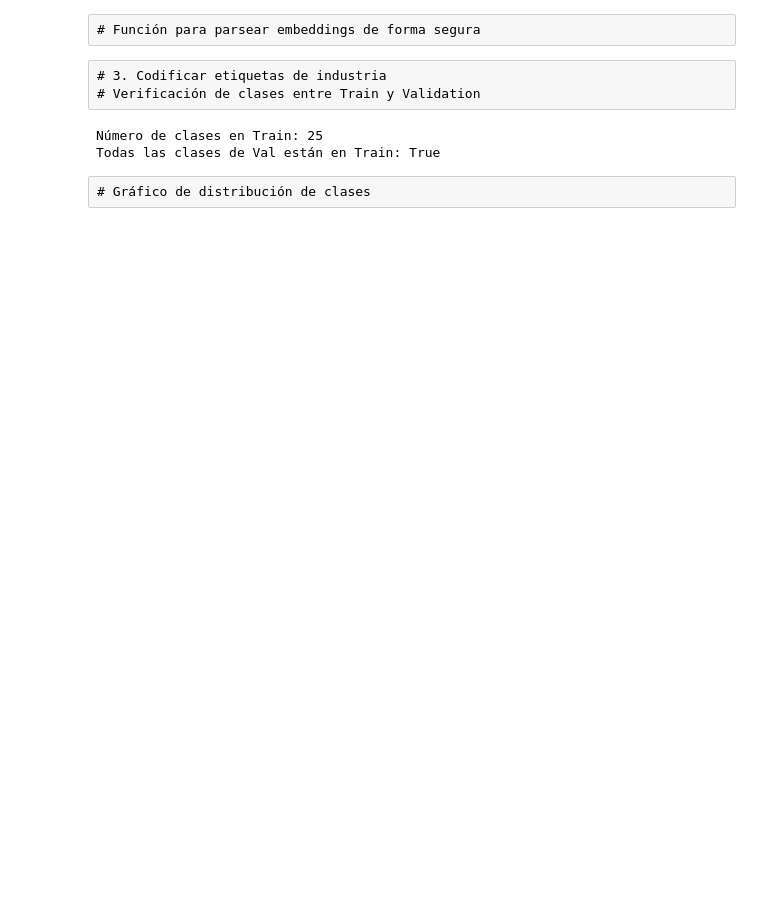
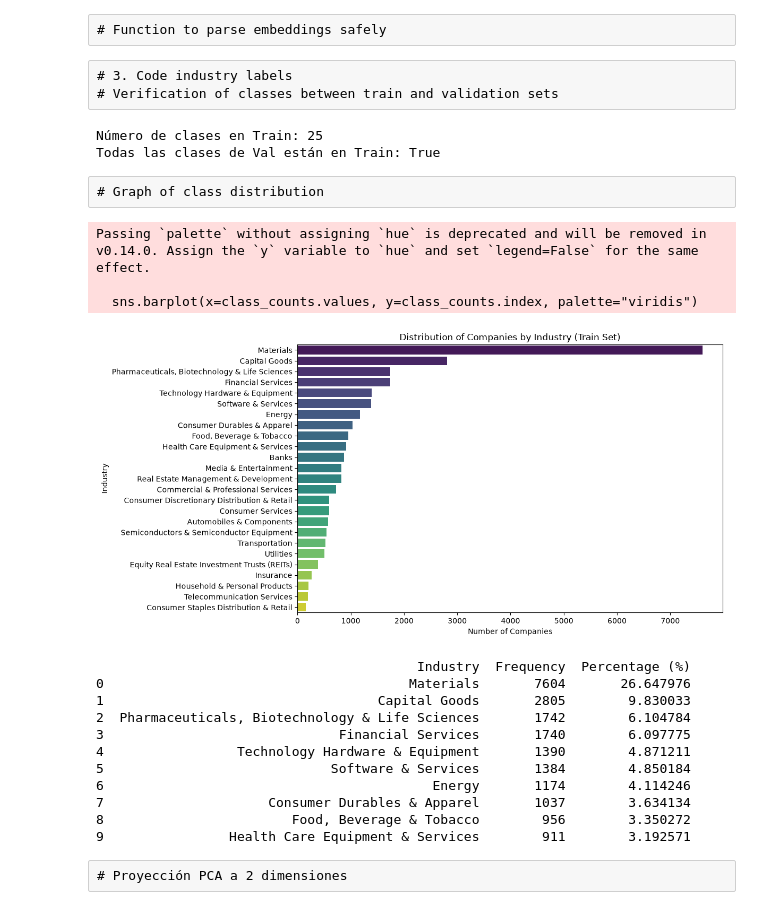
Before and after one commit to manpont/Practical-Task-1, a Jupyter notebook: code.ipynb, the cells around one changed output. Saved outputs shown, nothing was run; the diff lists cells and outputs as text; code cells hidden in the pictures; blank space fills up the shorter version.

Commit message:
performed visualization

```diff
--- a/code.ipynb
+++ b/code.ipynb
@@ -22,7 +22,7 @@ from sklearn.preprocessing import LabelEncoder
 df = pd.read_pickle("data/df_train.pkl")
 df_train, df_val = train_test_split(df, test_size=0.1, random_state=42)
 # %% [raw]
-# Función para parsear embeddings de forma segura
+# Function to parse embeddings safely
 # %%
 def parse_embedding(val):
     if isinstance(val, str):
@@ -36,8 +36,8 @@ X_val = np.array(
     [parse_embedding(x) for x in df_val.business_description_embedding]
 )
 # %% [raw]
-# 3. Codificar etiquetas de industria
-# Verificación de clases entre Train y Validation
+# 3. Code industry labels
+# Verification of classes between train and validation sets
 # %%
 label_encoder = LabelEncoder()
 y_train = label_encoder.fit_transform(df_train["industry"])
@@ -51,23 +51,41 @@ print(f"Todas las clases de Val están en Train: {val_classes.issubset(train_cla
 Número de clases en Train: 25
 Todas las clases de Val están en Train: True
 # %% [raw]
-# Gráfico de distribución de clases
+# Graph of class distribution
 # %%
 plt.figure(figsize=(12, 6))
 class_counts = df_train["industry"].value_counts()
 sns.barplot(x=class_counts.values, y=class_counts.index, palette="viridis")
-plt.title("Distribución de Empresas por Industria (Train Set)")
-plt.xlabel("Cantidad de Empresas")
-plt.ylabel("Industria")
+plt.title("Distribution of Companies by Industry (Train Set)")
+plt.xlabel("Number of Companies")
+plt.ylabel("Industry")
 plt.tight_layout()
 plt.show()
 
 # Tabla de resumen
 df_class_dist = pd.DataFrame(
     {
-        "Industria": class_counts.index,
-        "Frecuencia": class_counts.values,
-        "Porcentaje (%)": (class_counts.values / len(df_train)) * 100,
+        "Industry": class_counts.index,
+        "Frequency": class_counts.values,
+        "Percentage (%)": (class_counts.values / len(df_train)) * 100,
     }
 )
 print(df_class_dist.head(10))
+# %% [output]
+Passing `palette` without assigning `hue` is deprecated and will be removed in v0.14.0. Assign the `y` variable to `hue` and set `legend=False` for the same effect.
+
+  sns.barplot(x=class_counts.values, y=class_counts.index, palette="viridis")
+[figure, added]
+                                         Industry  Frequency  Percentage (%)
+0                                       Materials       7604       26.647976
+1                                   Capital Goods       2805        9.830033
+2  Pharmaceuticals, Biotechnology & Life Sciences       1742        6.104784
+3                              Financial Services       1740        6.097775
+4                 Technology Hardware & Equipment       1390        4.871211
+5                             Software & Services       1384        4.850184
+6                                          Energy       1174        4.114246
+7                     Consumer Durables & Apparel       1037        3.634134
+8                        Food, Beverage & Tobacco        956        3.350272
+9                Health Care Equipment & Services        911        3.192571
+# %% [raw]
+# Proyección PCA a 2 dimensiones
```
Also changed, not shown: parts of 7 cells of this notebook, 1 other file.
